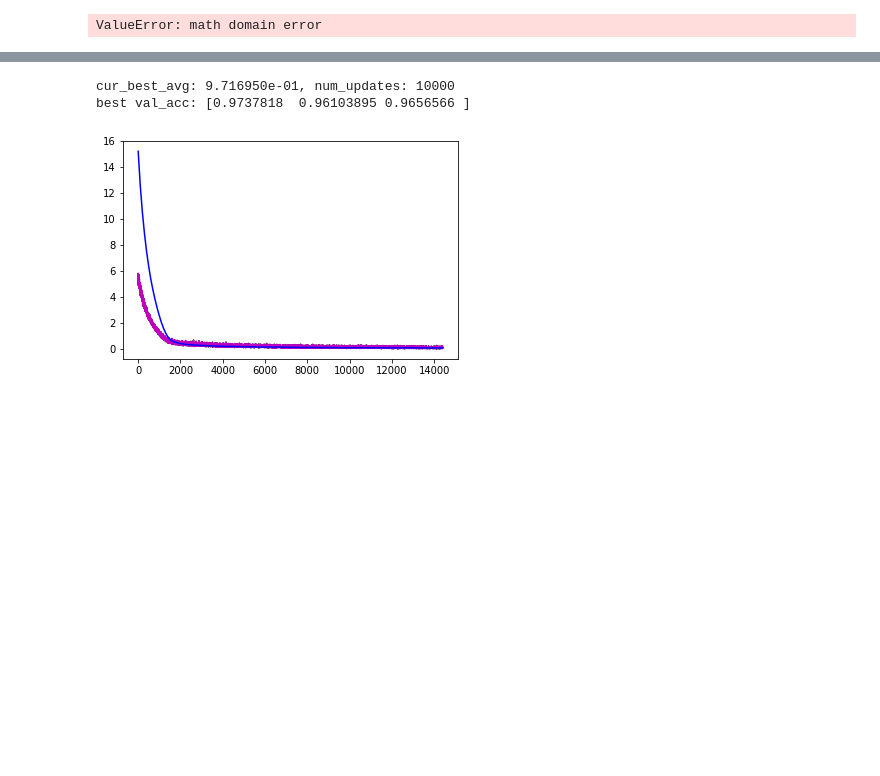
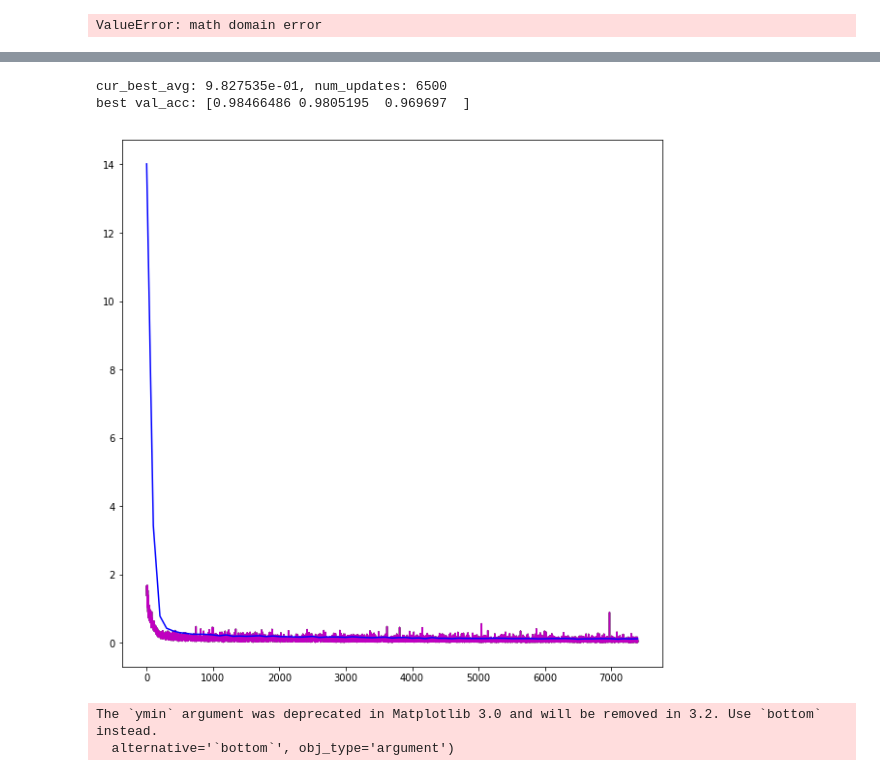
Before and after one commit to shriramsb/continual_learning, a Jupyter notebook: disjointMNIST_importance_reweighting/split_mnist_train_gpu.ipynb, the cells around one changed output, grey strips where cells are left out. Saved outputs shown, nothing was run; the diff lists cells and outputs as text; code cells hidden in the pictures; blank space fills up the shorter version.

```diff
--- a/disjointMNIST_importance_reweighting/split_mnist_train_gpu.ipynb
+++ b/disjointMNIST_importance_reweighting/split_mnist_train_gpu.ipynb
@@ -247,7 +251,7 @@ INFO:tensorflow:Restoring parameters from ./testing/fc256_fc256_fc10/checkpoints
 t = 1
 seed = 0
 np.random.seed(0)
-learning_rates = list(np.logspace(-5, -2, 4))
+learning_rates = list(np.logspace(-4, -2, 3))
 fisher_multipliers = [0.0]
 dropout_input_probs = [1.0]
 dropout_hidden_probs = [0.8]
@@ -327,7 +331,7 @@ plt.show()
 t = 2
 seed = 0
 np.random.seed(0)
-learning_rates = list(np.logspace(-5, -2, 4))
+learning_rates = list(np.logspace(-4, -2, 3))
 fisher_multipliers = [0.0]
 dropout_input_probs = [1.0]
 dropout_hidden_probs = [0.8]
@@ -342,5 +346,5 @@ for hparams_tuple in prod:
     hparams.append(cur_dict)
 tuner.hparams_list[t] = hparams
 # %%
-best_avg, best_hparams = tuner.tuneOnTask(t, BATCH_SIZE, save_weights=False)
+best_avg, best_hparams = tuner.tuneOnTask(t, BATCH_SIZE, save_weights=False, verbose=True)
 # %% [output]
@@ -363,7 +367,6 @@ time taken: %f 0.7325465679168701
 saving penultimate output...
 # %%
 import math
-plt.rcParams['figure.figsize'] = [10, 5]
 lr_scatter = ([math.log10(h['learning_rate']) for h in hparams])
 fm_scatter = [math.log10(h['fisher_multiplier']) for h in hparams]
 colors = []
@@ -392,27 +395,31 @@ tuner.saveBestHparams()
 # %%
 # print("best_avg: %e, best_params: %s" % (best_avg, str(best_params)))
 # print("best_params: dropout: %f, fisher_multiplier: %e, lr: %e" % best_params)
 
 # for k, v in tuner.results_list.items():
 # best_avg_tuple = tuple([v for k, v in sorted(tuner.best_hparams[t][0].items())])
+plt.rcParams['figure.figsize'] = [10, 10]
 best_hparams_tuple = tuple([v for k, v in sorted(best_hparams.items())])
 cur_res = tuner.results_list[t][best_hparams_tuple]
 x = np.arange(0, len(cur_res['loss']), tuner.eval_frequency)
 cur_best_avg = cur_res['best_avg']
 cur_best_avg_updates = cur_res['best_avg_updates']
 # print("dropout: %f, fisher_multiplier: %e, lr: %e" % (k[0], k[1], k[2]))
 print("cur_best_avg: %e, num_updates: %d" % (cur_best_avg, cur_best_avg_updates))
 print("best val_acc: %s" % (str(np.array(cur_res['val_acc'])[:, cur_best_avg_updates // tuner.eval_frequency])))
 plt.plot(cur_res['loss_with_penalty'], color='g')
 plt.plot(cur_res['loss'], color='m')
 plt.plot(x, cur_res['val_loss'][-1], color='b')
 plt.show()
-plt.plot(cur_res['val_acc'][0], color='b')
+plt.ylim(ymin=0.9)
+plt.plot(cur_res['val_acc'][0], color='b', )
 plt.plot(cur_res['val_acc'][1], color='g')
 plt.plot(cur_res['val_acc'][2], color='r')
 
 plt.show()
 # %% [output]
-cur_best_avg: 9.716950e-01, num_updates: 10000
-best val_acc: [0.9737818  0.96103895 0.9656566 ]
+cur_best_avg: 9.827535e-01, num_updates: 6500
+best val_acc: [0.98466486 0.9805195  0.969697  ]
-[figure, old version]
+[figure, new version]
+The `ymin` argument was deprecated in Matplotlib 3.0 and will be removed in 3.2. Use `bottom` instead.
+  alternative='`bottom`', obj_type='argument')
```
Also changed, not shown: parts of 16 cells of this notebook, 1 other file.
